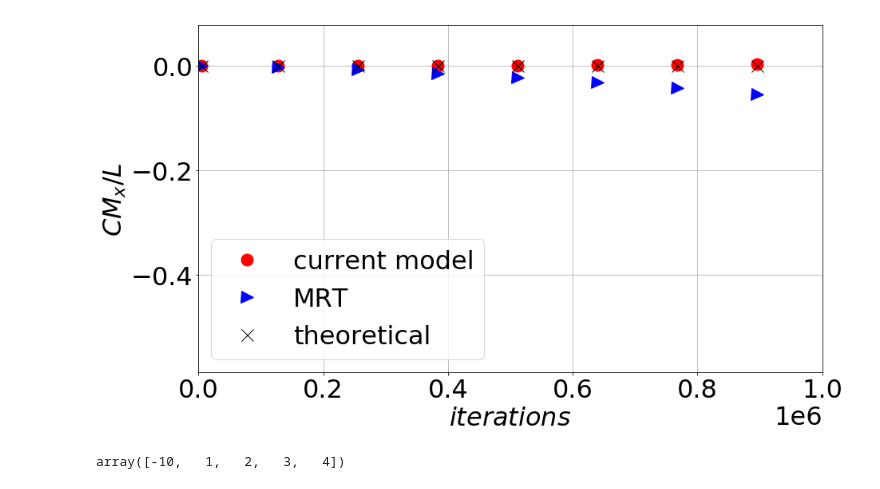
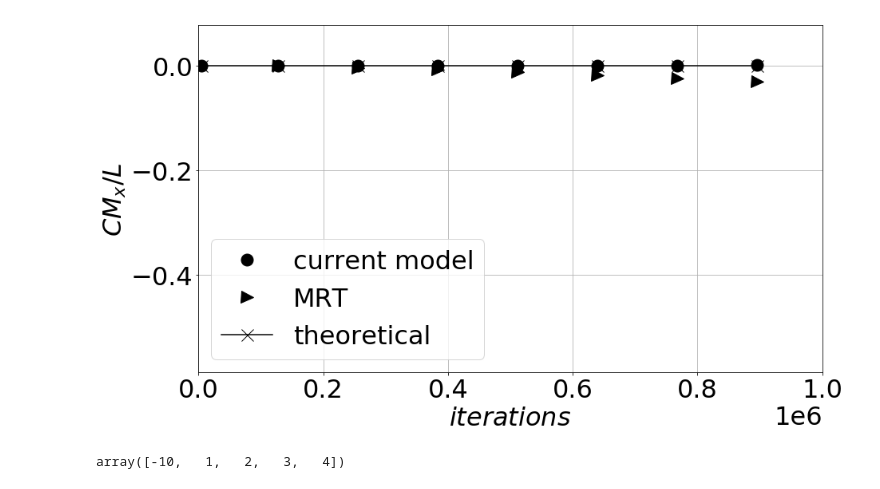
Before and after one commit to ggruszczynski/TCLB, a Jupyter notebook: moje/python/moving_resting_bubble/bubble_CMass.ipynb, the cells around one changed output. Saved outputs shown, nothing was run; the diff lists cells and outputs as text; code cells hidden in the pictures.

Commit message:
bw plots

```diff
--- a/moje/python/moving_resting_bubble/bubble_CMass.ipynb
+++ b/moje/python/moving_resting_bubble/bubble_CMass.ipynb
@@ -8,7 +8,7 @@ import csv
 
 
 rho_ratio = '1'
-v = '001'
+v = '01'
 U='001'
 
 folder_path_moving = os.path.join("~/DATA_FOR_PLOTS",
@@ -68,38 +68,38 @@ pf_cm_CMx -= domain_size/2
 pf_mrt_CMx -= domain_size/2
 
 n = np.insert(n, 0, 5) # insert a point at front (index 0)
 pf_cm_CMx = np.insert(pf_cm_CMx, 0, 0)
 pf_mrt_CMx= np.insert(pf_mrt_CMx, 0, 0)
 
 theoretical = np.arange(len(n), dtype='float')
 theoretical.fill(0)
 # make plot
 plt.rcParams.update({'font.size': 32})
 plt.figure(figsize=(14, 8))
-plt.plot(n*1E3, pf_cm_CMx/domain_size, color="red", marker="o", markersize=15, linestyle="", label=r'current model')
-plt.plot(n*1E3, pf_mrt_CMx/domain_size, color="blue", marker=">", markersize=15,  linestyle="", label=r'MRT')
-plt.plot(n*1E3, theoretical/domain_size, color="black", marker="x", markersize=15, linestyle="", label=r'theoretical')
+plt.plot(n*1E3, pf_cm_CMx/domain_size, color="black", marker="o", markersize=15, linestyle="", label=r'current model')
+plt.plot(n*1E3, pf_mrt_CMx/domain_size, color="black", marker=">", markersize=15,  linestyle="", label=r'MRT')
+plt.plot(n*1E3, theoretical/domain_size, color="black", marker="x", markersize=15, linestyle="-", label=r'theoretical')
 
 axes = plt.gca()
 axes.set_xlim([0, 1E6])
 axes.set_ylim([-150/domain_size, 20/domain_size])
 
 # plt.plot(frames_cm[0]['arc_length'], frames_cm[0]['PhaseField'], color="green", marker="x", linestyle="",  label='test')
 plt.ticklabel_format(style='sci', axis='x', scilimits=(0, 0))
 plt.ylabel(r'$CM_x/L$')
 plt.xlabel(r'$iterations$')
 
 # plt.title('Bubble\'s center of the mass')
 plt.grid(True)
 plt.legend()
 fig = plt.gcf()  # get current figure
 
-fig.savefig('CMx_rho%s_v%s_U%s.png' % (rho_ratio, v, U))
+fig.savefig(f'CMx_rho{rho_ratio}_v{v}_U{U}.pdf',  bbox_inches='tight')
 
 plt.show()
 plt.close(fig)    # close the figure
 # %% [output]
-[figure, old version]
+[figure, new version]
 # %%
 a = np.array([1,2,3,4])
 a
```
Also changed, not shown: 12 other files.
